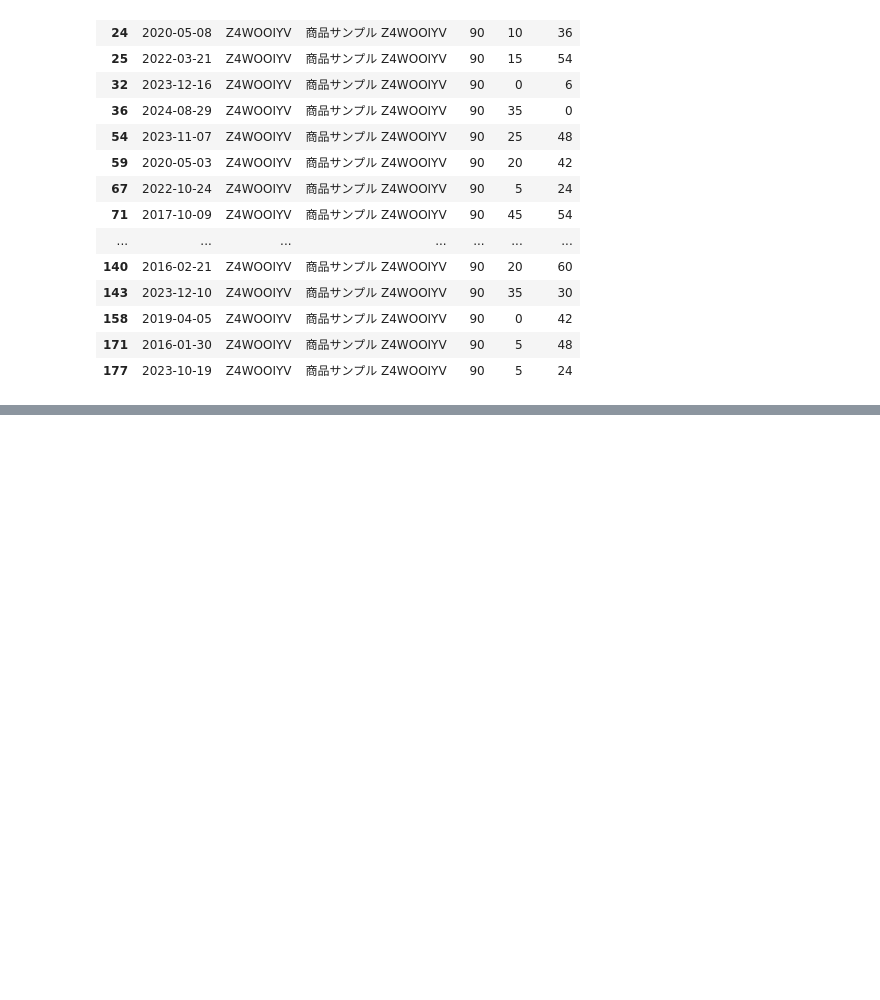
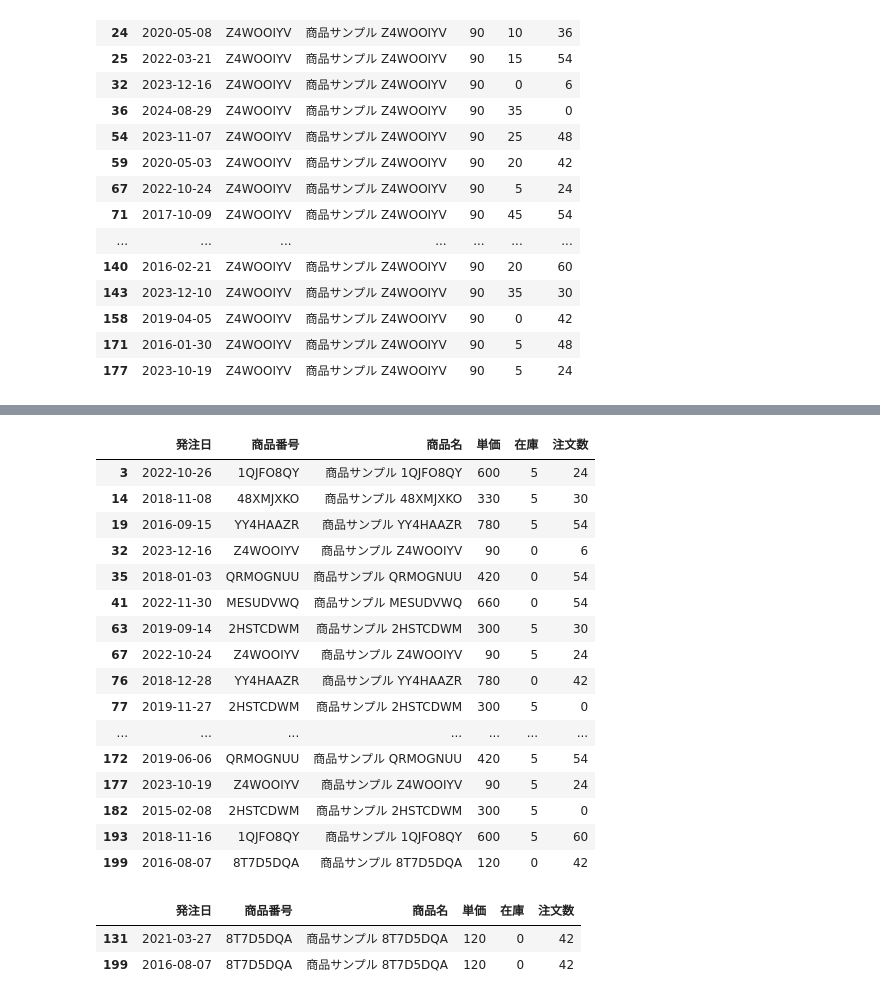
Before and after one commit to picalin/samurai_data_science, a Jupyter notebook: 07_pandas_practice.ipynb, the cells around one changed output, grey strips where cells are left out. Saved outputs shown, nothing was run; the diff lists cells and outputs as text; code cells hidden in the pictures; blank space fills up the shorter version.

```diff
--- a/07_pandas_practice.ipynb
+++ b/07_pandas_practice.ipynb
@@ -35,0 +56,26 @@ df.query('商品番号 == "Z4WOOIYV"')
+# %%
+df.query('在庫 <= 5')
+# %% [output]
+|  | 発注日 | 商品番号 | 商品名 | 単価 | 在庫 | 注文数 |
+| 3 | 2022-10-26 | 1QJFO8QY | 商品サンプル 1QJFO8QY | 600 | 5 | 24 |
+| 14 | 2018-11-08 | 48XMJXKO | 商品サンプル 48XMJXKO | 330 | 5 | 30 |
+| 19 | 2016-09-15 | YY4HAAZR | 商品サンプル YY4HAAZR | 780 | 5 | 54 |
+| 32 | 2023-12-16 | Z4WOOIYV | 商品サンプル Z4WOOIYV | 90 | 0 | 6 |
+| 35 | 2018-01-03 | QRMOGNUU | 商品サンプル QRMOGNUU | 420 | 0 | 54 |
+| 41 | 2022-11-30 | MESUDVWQ | 商品サンプル MESUDVWQ | 660 | 0 | 54 |
+| 63 | 2019-09-14 | 2HSTCDWM | 商品サンプル 2HSTCDWM | 300 | 5 | 30 |
+| 67 | 2022-10-24 | Z4WOOIYV | 商品サンプル Z4WOOIYV | 90 | 5 | 24 |
+| 76 | 2018-12-28 | YY4HAAZR | 商品サンプル YY4HAAZR | 780 | 0 | 42 |
+| 77 | 2019-11-27 | 2HSTCDWM | 商品サンプル 2HSTCDWM | 300 | 5 | 0 |
+| ... | ... | ... | ... | ... | ... | ... |
+| 172 | 2019-06-06 | QRMOGNUU | 商品サンプル QRMOGNUU | 420 | 5 | 54 |
+| 177 | 2023-10-19 | Z4WOOIYV | 商品サンプル Z4WOOIYV | 90 | 5 | 24 |
+| 182 | 2015-02-08 | 2HSTCDWM | 商品サンプル 2HSTCDWM | 300 | 5 | 0 |
+| 193 | 2018-11-16 | 1QJFO8QY | 商品サンプル 1QJFO8QY | 600 | 5 | 60 |
+| 199 | 2016-08-07 | 8T7D5DQA | 商品サンプル 8T7D5DQA | 120 | 0 | 42 |
+# %%
+df.query('商品番号 == "8T7D5DQA" and 在庫 <= 5')
+# %% [output]
+|  | 発注日 | 商品番号 | 商品名 | 単価 | 在庫 | 注文数 |
+| 131 | 2021-03-27 | 8T7D5DQA | 商品サンプル 8T7D5DQA | 120 | 0 | 42 |
+| 199 | 2016-08-07 | 8T7D5DQA | 商品サンプル 8T7D5DQA | 120 | 0 | 42 |
```
Also changed, not shown: parts of 4 cells of this notebook.
